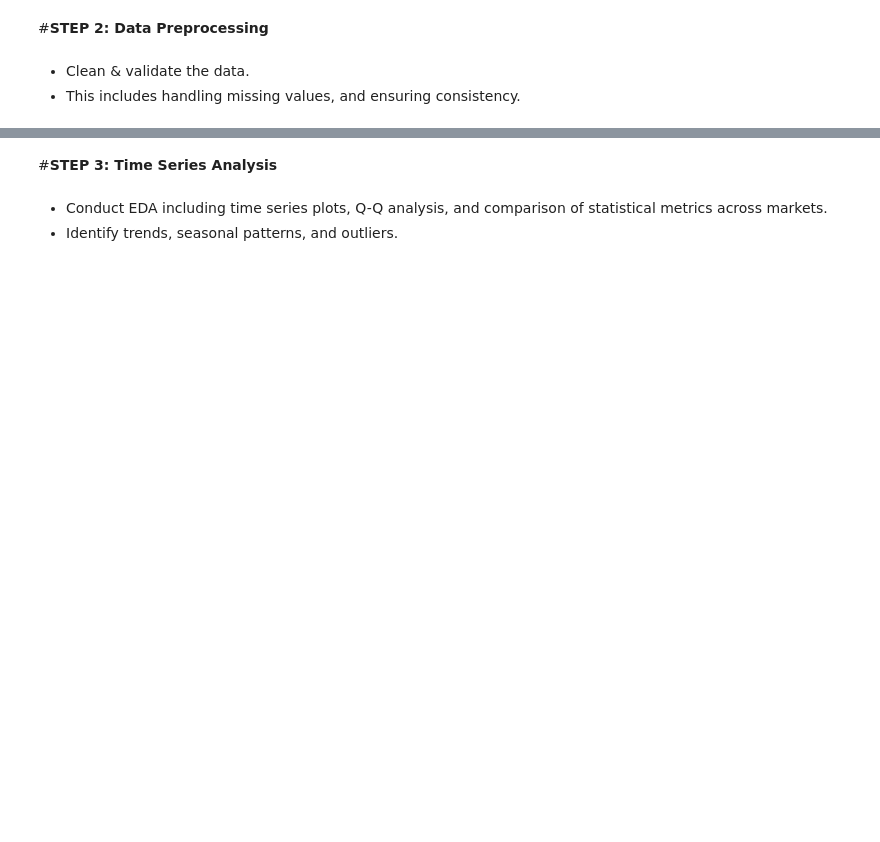
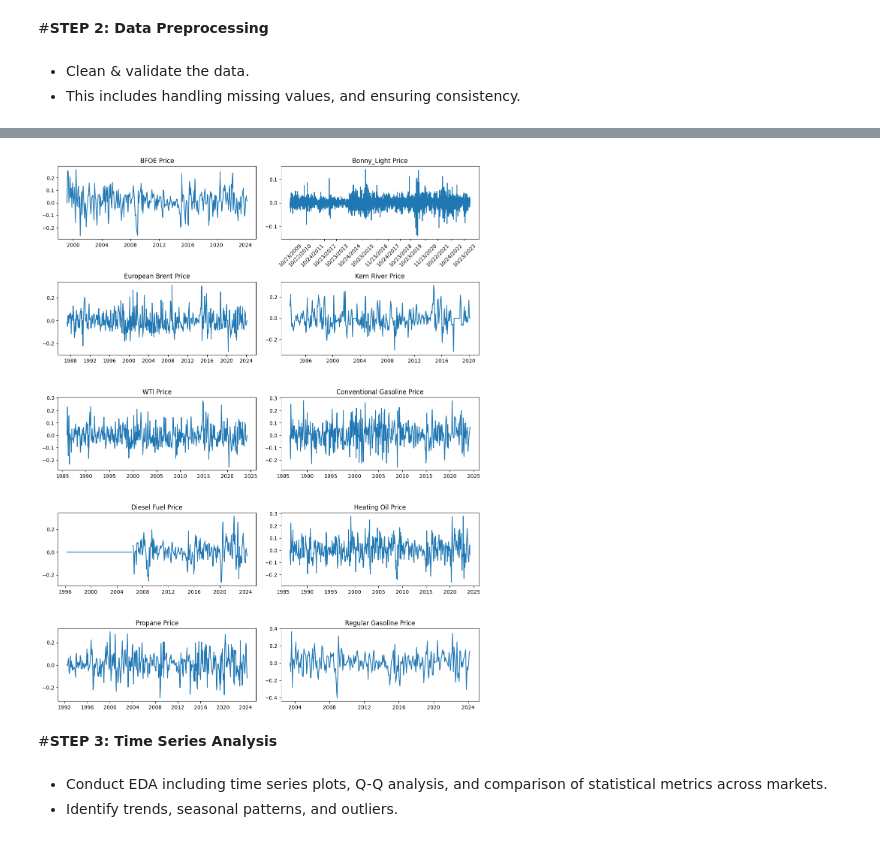
Before and after one commit to shivanivermapro/WQU-Capstone-Project, a Jupyter notebook: WQU_Capstone.ipynb, the cells around one changed output, grey strips where cells are left out. Cells and saved outputs as stored; diff of their text form; code cells hidden in the pictures; blank space fills up the shorter version.

```diff
--- a/WQU_Capstone.ipynb
+++ b/WQU_Capstone.ipynb
@@ -198,3 +187,55 @@ plt.show()
+# %%
+# Preprocessed data
+BFOE_df_processed = preprocess_data(BFOE_df)
+Bonny_Light_df_processed = preprocess_data(Bonny_Light_df)
+Europe_Brent_df_processed = preprocess_data(Europe_Brent_df)
+Kern_River_df_processed = preprocess_data(Kern_River_df)
+WTI_df_processed = preprocess_data(WTI_df)
+Conventional_Gasoline_df_processed = preprocess_data(Conventional_Gasoline_df)
+Diesel_Fuel_df_processed = preprocess_data(Diesel_Fuel_df)
+Heating_Oil_df_processed = preprocess_data(Heating_Oil_df)
+Propane_df_processed = preprocess_data(Propane_df)
+Regular_Gasoline_df_processed = preprocess_data(Regular_Gasoline_df)
+
+# Plot processed data
+fig, axs = plt.subplots(5, 2, figsize=(12, 15))
+
+axs[0, 0].plot(BFOE_df_processed.index, BFOE_df_processed['Bloomberg European Dated Brent Forties Oseberg Ekofisk (BFOE) Crude Oil Spot Price'])
+axs[0, 0].set_title('BFOE Price')
+
+axs[0, 1].plot(Bonny_Light_df_processed.index, Bonny_Light_df_processed['Crude Oil Price in USD'])
+axs[0, 1].set_title('Bonny_Light Price')
+axs[0, 1].set_xticks(selected_dates)
+axs[0, 1].set_xticklabels(selected_dates, rotation=45)
+
+axs[1, 0].plot(Europe_Brent_df_processed.index, Europe_Brent_df_processed['Europe Brent Spot Price FOB Dollars per Barrel'])
+axs[1, 0].set_title('European Brent Price')
+
+axs[1, 1].plot(Kern_River_df_processed.index, Kern_River_df_processed['California Kern River First Purchase Price Dollars per Barrel'])
+axs[1, 1].set_title('Kern River Price')
+
+axs[2, 0].plot(WTI_df_processed.index, WTI_df_processed['Cushing OK WTI Spot Price FOB Dollars per Barrel'])
+axs[2, 0].set_title('WTI Price')
+
+axs[2, 1].plot(Conventional_Gasoline_df_processed.index, Conventional_Gasoline_df_processed['New York Harbor Conventional Gasoline Regular Spot Price FOB (Dollars per Gallon)'])
+axs[2, 1].set_title('Conventional Gasoline Price')
+
+axs[3, 0].plot(Diesel_Fuel_df_processed.index, Diesel_Fuel_df_processed['New York Harbor Ultra-Low Sulfur No 2 Diesel Spot Price (Dollars per Gallon)'])
+axs[3, 0].set_title('Diesel Fuel Price')
+
+axs[3, 1].plot(Heating_Oil_df_processed.index, Heating_Oil_df_processed['New York Harbor No. 2 Heating Oil Spot Price FOB (Dollars per Gallon)'])
+axs[3, 1].set_title('Heating Oil Price')
+
+axs[4, 0].plot(Propane_df_processed.index, Propane_df_processed['Mont Belvieu, TX Propane Spot Price FOB (Dollars per Gallon)'])
+axs[4, 0].set_title('Propane Price')
+
+axs[4, 1].plot(Regular_Gasoline_df_processed.index, Regular_Gasoline_df_processed['Los Angeles Reformulated RBOB Regular Gasoline Spot Price (Dollars per Gallon)'])
+axs[4, 1].set_title('Regular Gasoline Price')
+
+plt.tight_layout()
+plt.show()
+# %% [output]
+[figure, added]
 # %% [markdown]
 #**STEP 3: Time Series Analysis**
 # %% [markdown]
```
Also changed, not shown: parts of 11 cells of this notebook.
